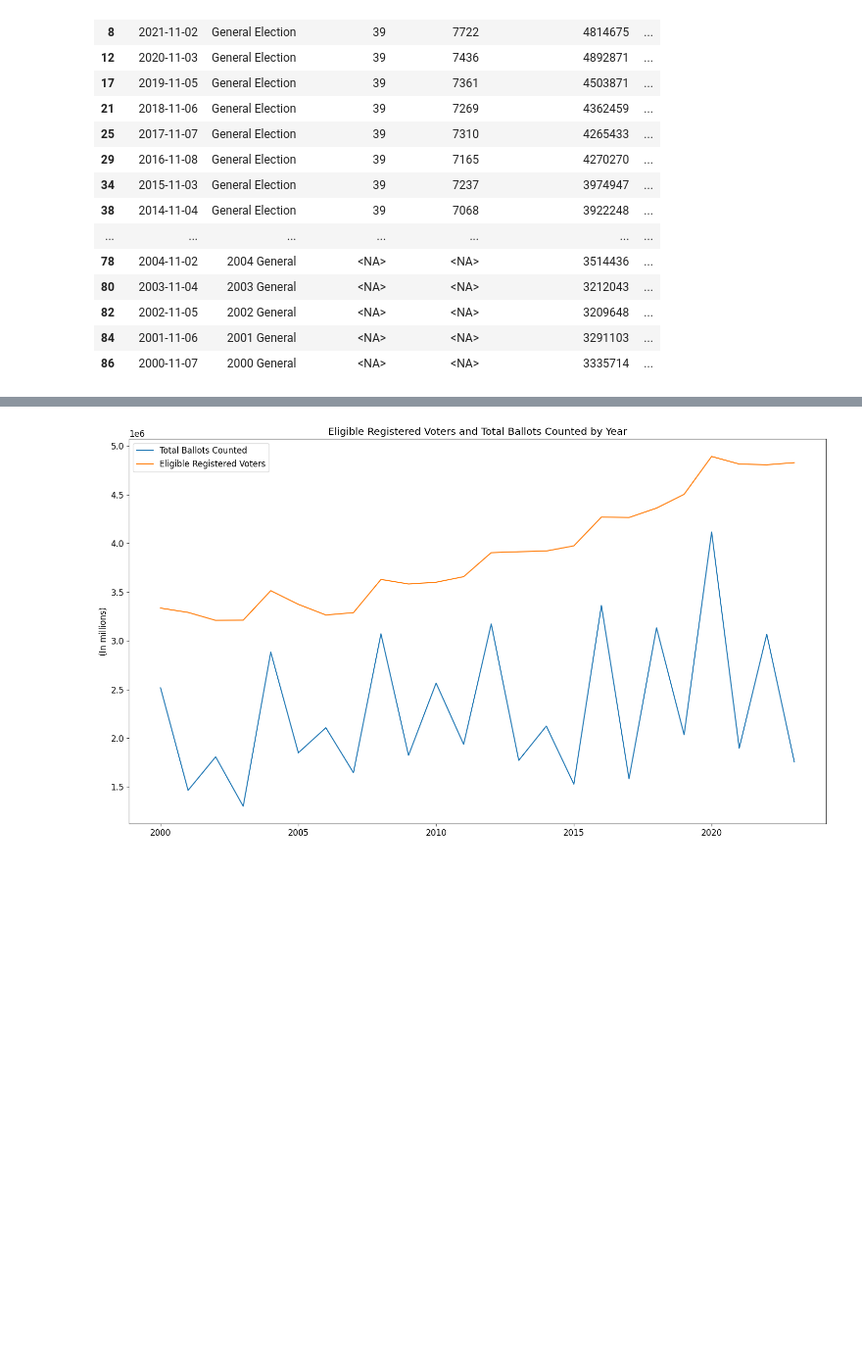
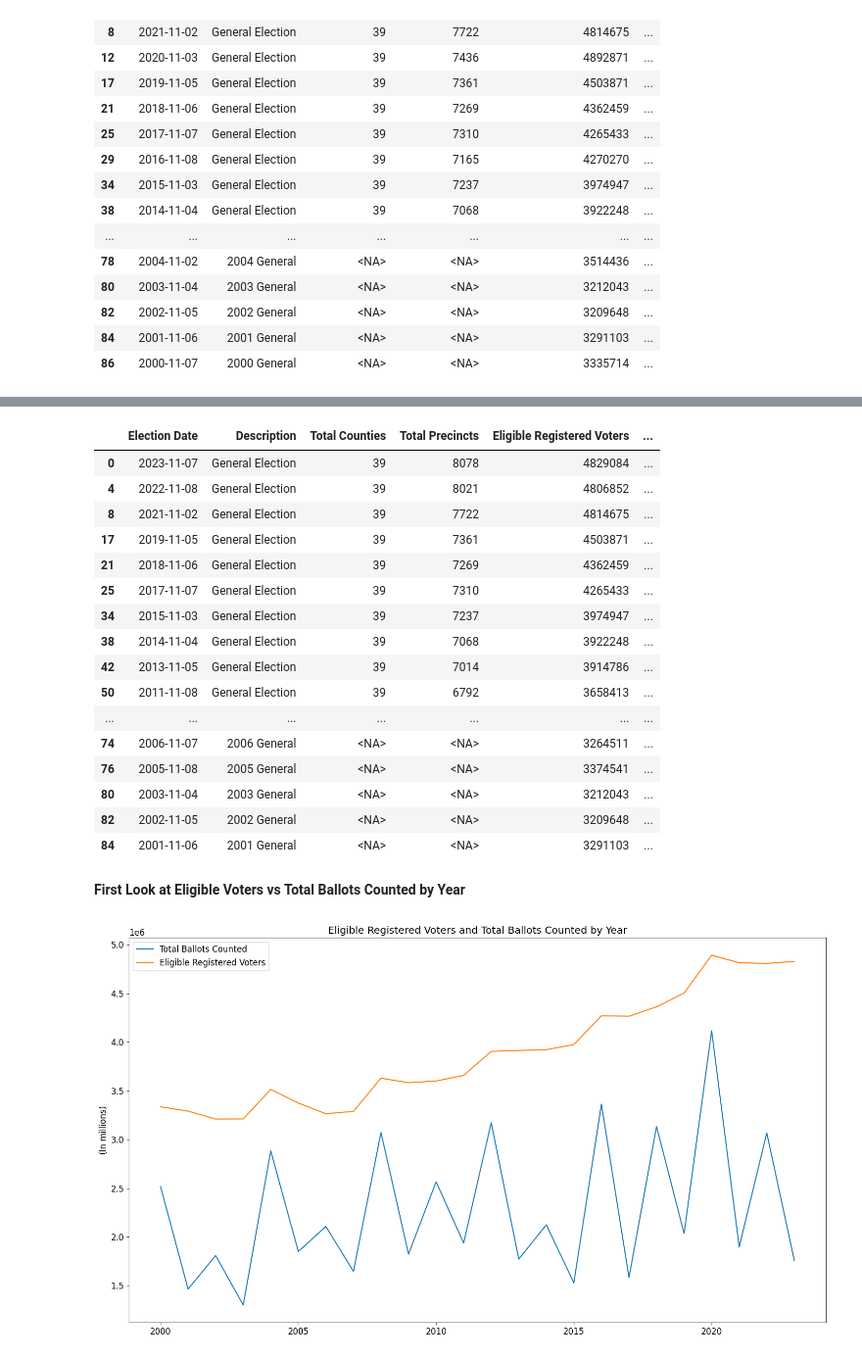
Before and after one commit to abeyp/mail_in_ballot_WA, a Jupyter notebook: voter_turnout.ipynb, the cells around one changed output, grey strips where cells are left out. Shown at 98% size. Cells and saved outputs as stored; diff of their text form; code cells hidden in the pictures; blank space fills up the shorter version.

```diff
--- a/voter_turnout.ipynb
+++ b/voter_turnout.ipynb
@@ -121,3 +176,26 @@ df
+# %%
+off_years_general_df = df.loc[df['year'].isin(off_years)]
+off_years_general_df
+# %% [output]
+|  | Election Date | Description | Total Counties | Total Precincts | Eligible Registered Voters | ... |
+| 0 | 2023-11-07 | General Election | 39 | 8078 | 4829084 | ... |
+| 4 | 2022-11-08 | General Election | 39 | 8021 | 4806852 | ... |
+| 8 | 2021-11-02 | General Election | 39 | 7722 | 4814675 | ... |
+| 17 | 2019-11-05 | General Election | 39 | 7361 | 4503871 | ... |
+| 21 | 2018-11-06 | General Election | 39 | 7269 | 4362459 | ... |
+| 25 | 2017-11-07 | General Election | 39 | 7310 | 4265433 | ... |
+| 34 | 2015-11-03 | General Election | 39 | 7237 | 3974947 | ... |
+| 38 | 2014-11-04 | General Election | 39 | 7068 | 3922248 | ... |
+| 42 | 2013-11-05 | General Election | 39 | 7014 | 3914786 | ... |
+| 50 | 2011-11-08 | General Election | 39 | 6792 | 3658413 | ... |
+| ... | ... | ... | ... | ... | ... | ... |
+| 74 | 2006-11-07 | 2006 General | <NA> | <NA> | 3264511 | ... |
+| 76 | 2005-11-08 | 2005 General | <NA> | <NA> | 3374541 | ... |
+| 80 | 2003-11-04 | 2003 General | <NA> | <NA> | 3212043 | ... |
+| 82 | 2002-11-05 | 2002 General | <NA> | <NA> | 3209648 | ... |
+| 84 | 2001-11-06 | 2001 General | <NA> | <NA> | 3291103 | ... |
+# %% [markdown]
+**First Look at Eligible Voters vs Total Ballots Counted by Year**
 # %%
 plt.plot(df['year'], df['Total Ballots Counted'], label = 'Total Ballots Counted')
 plt.plot(df['year'], df['Eligible Registered Voters'], label = 'Eligible Registered Voters')
```
Also changed, not shown: parts of 13 cells of this notebook, 2 other files.
